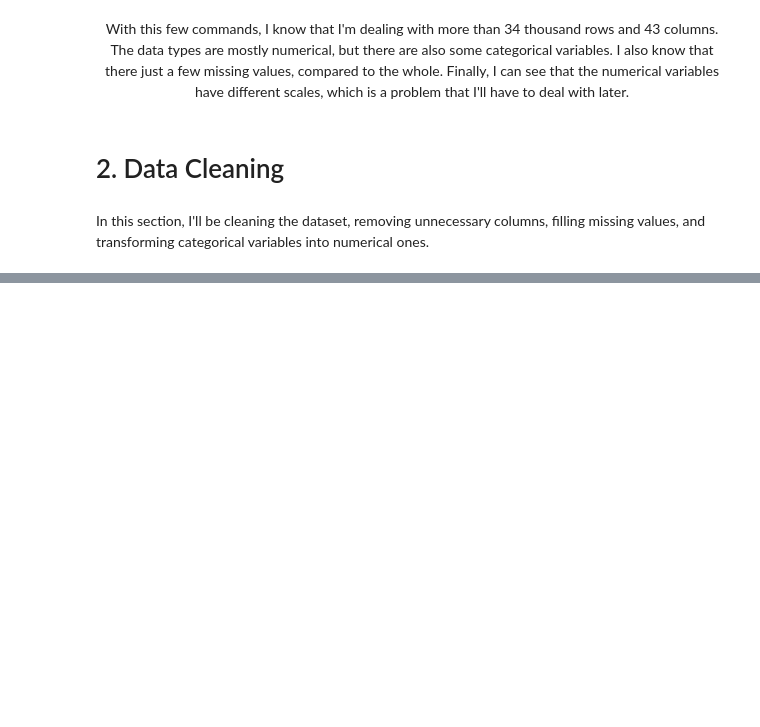
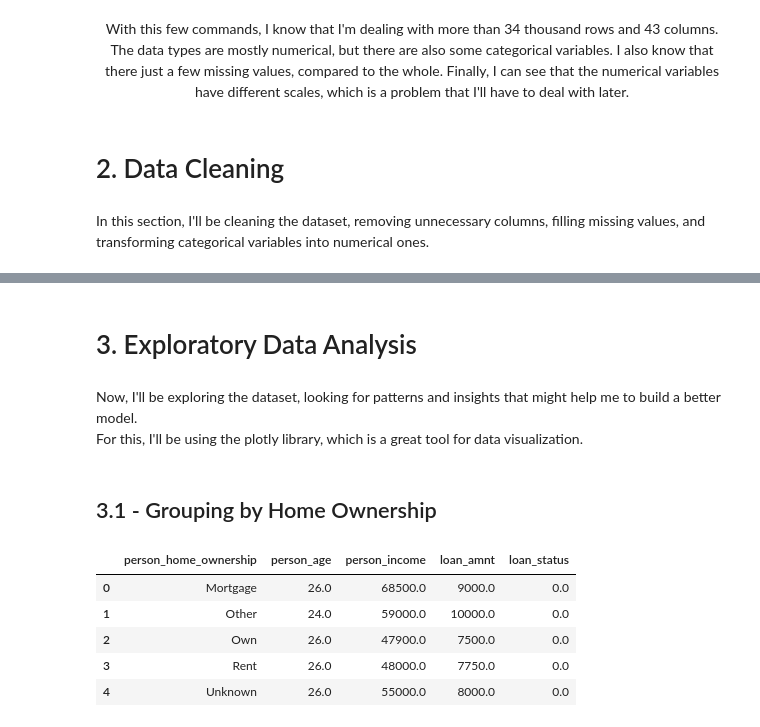
Before and after one commit to naomilago/Alura-Cash, a Jupyter notebook: Credit Risk.ipynb, the cells around one changed output, grey strips where cells are left out. Cells and saved outputs as stored; diff of their text form; code cells hidden in the pictures; blank space fills up the shorter version.

```diff
--- a/Credit Risk.ipynb
+++ b/Credit Risk.ipynb
@@ -126,0 +155,9 @@ In this section, I'll be cleaning the dataset, removing unnecessary columns, fil
+# %%
+df.person_age.fillna(df.person_age.median(), inplace=True)
+df.person_income.fillna(df.person_income.median(), inplace=True)
+df.person_emp_length.fillna(df.person_emp_length.median(), inplace=True)
+df.loan_amnt.fillna(df.loan_amnt.median(), inplace=True)
+df.loan_int_rate.fillna(df.loan_int_rate.median(), inplace=True)
+df.loan_status.fillna(df.loan_status.median(), inplace=True)
+df.loan_percent_income.fillna(df.loan_percent_income.median(), inplace=True)
+df.cb_person_cred_hist_length.fillna(df.cb_person_cred_hist_length.median(), inplace=True)
@@ -126,0 +186,5 @@ In this section, I'll be cleaning the dataset, removing unnecessary columns, fil
+# %%
+df.person_home_ownership.fillna('Unknown', inplace=True)
+df.loan_intent.fillna('Unknown', inplace=True)
+df.loan_grade.fillna('Unknown', inplace=True)
+df.cb_person_default_on_file.fillna('Unknown', inplace=True)
@@ -126,0 +239,26 @@ In this section, I'll be cleaning the dataset, removing unnecessary columns, fil
+# %% [markdown]
+# 3. Exploratory Data Analysis
+# %% [markdown]
+Now, I'll be exploring the dataset, looking for patterns and insights that might help me to build a better model. <br>
+For this, I'll be using the plotly library, which is a great tool for data visualization.
+# %% [markdown]
+## 3.1 - Grouping by Home Ownership
+# %%
+aux = df.groupby('person_home_ownership').median().reset_index()[
+  [
+    'person_home_ownership',
+    'person_age',
+    'person_income',
+    'loan_amnt',
+    'loan_status'
+  ]
+]
+
+aux
+# %% [output]
+|  | person_home_ownership | person_age | person_income | loan_amnt | loan_status |
+| 0 | Mortgage | 26.0 | 68500.0 | 9000.0 | 0.0 |
+| 1 | Other | 24.0 | 59000.0 | 10000.0 | 0.0 |
+| 2 | Own | 26.0 | 47900.0 | 7500.0 | 0.0 |
+| 3 | Rent | 26.0 | 48000.0 | 7750.0 | 0.0 |
+| 4 | Unknown | 26.0 | 55000.0 | 8000.0 | 0.0 |
```
Also changed, not shown: parts of 13 cells of this notebook.
